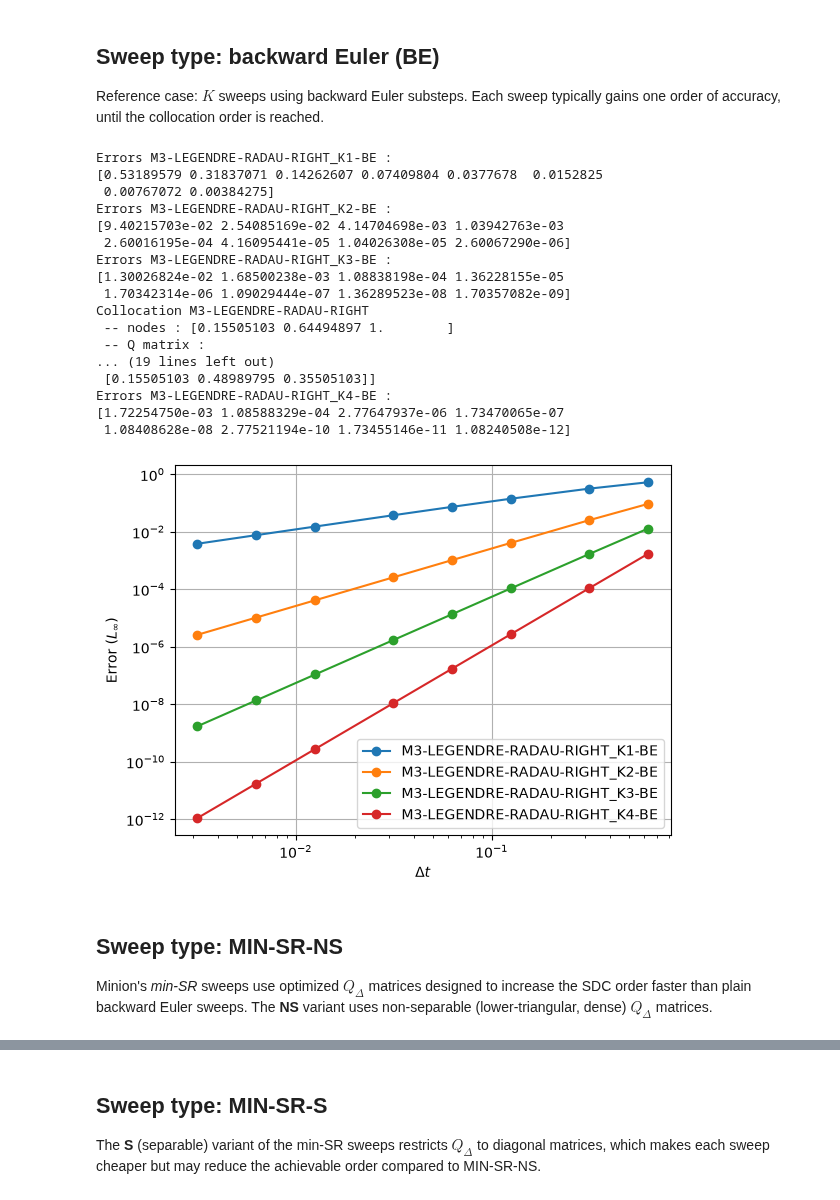
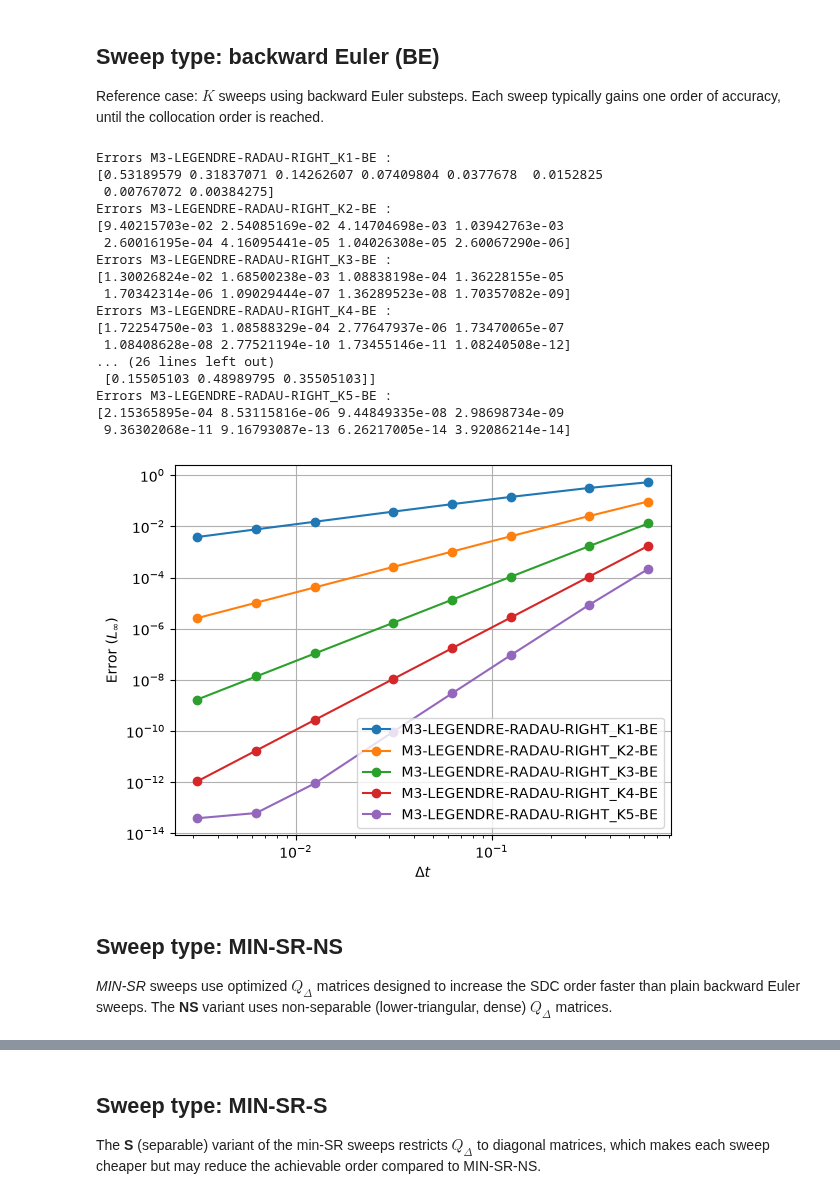
Before and after one commit to Parallel-in-Time/qmint, a Jupyter notebook: qmint/play/tibo/sdcConvergence.ipynb, the cells around one changed output, grey strips where cells are left out. Cells and saved outputs as stored; diff of their text form; code cells hidden in the pictures.

```diff
--- a/qmint/play/tibo/sdcConvergence.ipynb
+++ b/qmint/play/tibo/sdcConvergence.ipynb
@@ -89,37 +89,39 @@ def convergenceRuns(nNodes, nodeType, quadType, nSweeps, sweepType, verbose=True
     plt.legend()
     python_print(f"Errors {label} :")
     python_print(errors)
+
+nSweepsMax = 5
 # %% [markdown]
 ## Sweep type: backward Euler (BE)
 
 Reference case: $K$ sweeps using backward Euler substeps. Each sweep typically gains one order
 of accuracy, until the collocation order is reached.
 # %%
-for nSweeps in range(1, 5):
-    convergenceRuns(3, "LEGENDRE", "RADAU-RIGHT", nSweeps, "BE", verbose=(nSweeps==4))
+for nSweeps in range(1, nSweepsMax+1):
+    convergenceRuns(3, "LEGENDRE", "RADAU-RIGHT", nSweeps, "BE", verbose=(nSweeps==nSweepsMax))
 # %% [output]
 Errors M3-LEGENDRE-RADAU-RIGHT_K1-BE :
 [0.53189579 0.31837071 0.14262607 0.07409804 0.0377678  0.0152825
  0.00767072 0.00384275]
 Errors M3-LEGENDRE-RADAU-RIGHT_K2-BE :
 [9.40215703e-02 2.54085169e-02 4.14704698e-03 1.03942763e-03
  2.60016195e-04 4.16095441e-05 1.04026308e-05 2.60067290e-06]
 Errors M3-LEGENDRE-RADAU-RIGHT_K3-BE :
 [1.30026824e-02 1.68500238e-03 1.08838198e-04 1.36228155e-05
  1.70342314e-06 1.09029444e-07 1.36289523e-08 1.70357082e-09]
-Collocation M3-LEGENDRE-RADAU-RIGHT
- -- nodes : [0.15505103 0.64494897 1.        ]
- -- Q matrix :
-... (19 lines left out)
- [0.15505103 0.48989795 0.35505103]]
 Errors M3-LEGENDRE-RADAU-RIGHT_K4-BE :
 [1.72254750e-03 1.08588329e-04 2.77647937e-06 1.73470065e-07
  1.08408628e-08 2.77521194e-10 1.73455146e-11 1.08240508e-12]
+... (26 lines left out)
+ [0.15505103 0.48989795 0.35505103]]
+Errors M3-LEGENDRE-RADAU-RIGHT_K5-BE :
+[2.15365895e-04 8.53115816e-06 9.44849335e-08 2.98698734e-09
+ 9.36302068e-11 9.16793087e-13 6.26217005e-14 3.92086214e-14]
-[figure, old version]
+[figure, new version]
 # %% [markdown]
 ## Sweep type: MIN-SR-NS
 
-Minion's *min-SR* sweeps use optimized $Q_\Delta$ matrices designed to increase the SDC
+*MIN-SR* sweeps use optimized $Q_\Delta$ matrices designed to increase the SDC
 order faster than plain backward Euler sweeps. The **NS** variant uses non-separable
 (lower-triangular, dense) $Q_\Delta$ matrices.
 # %%
```
Also changed, not shown: parts of 3 cells of this notebook.
